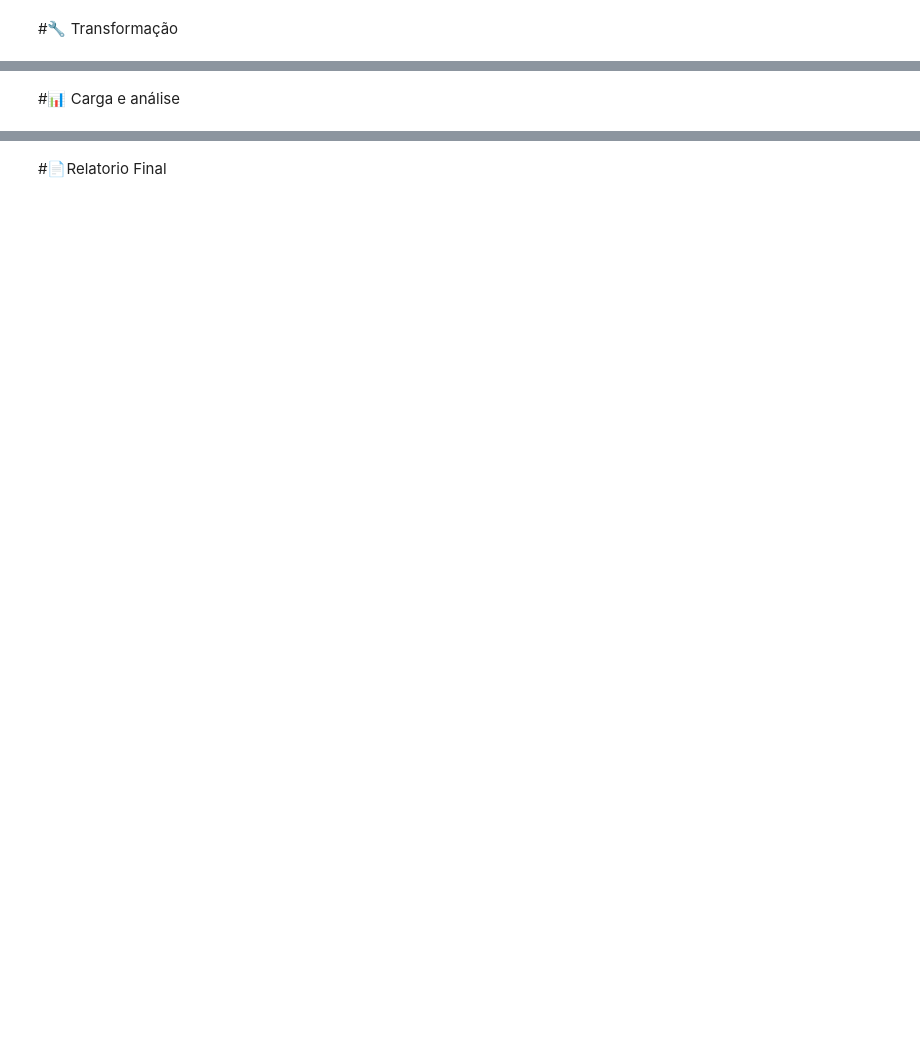
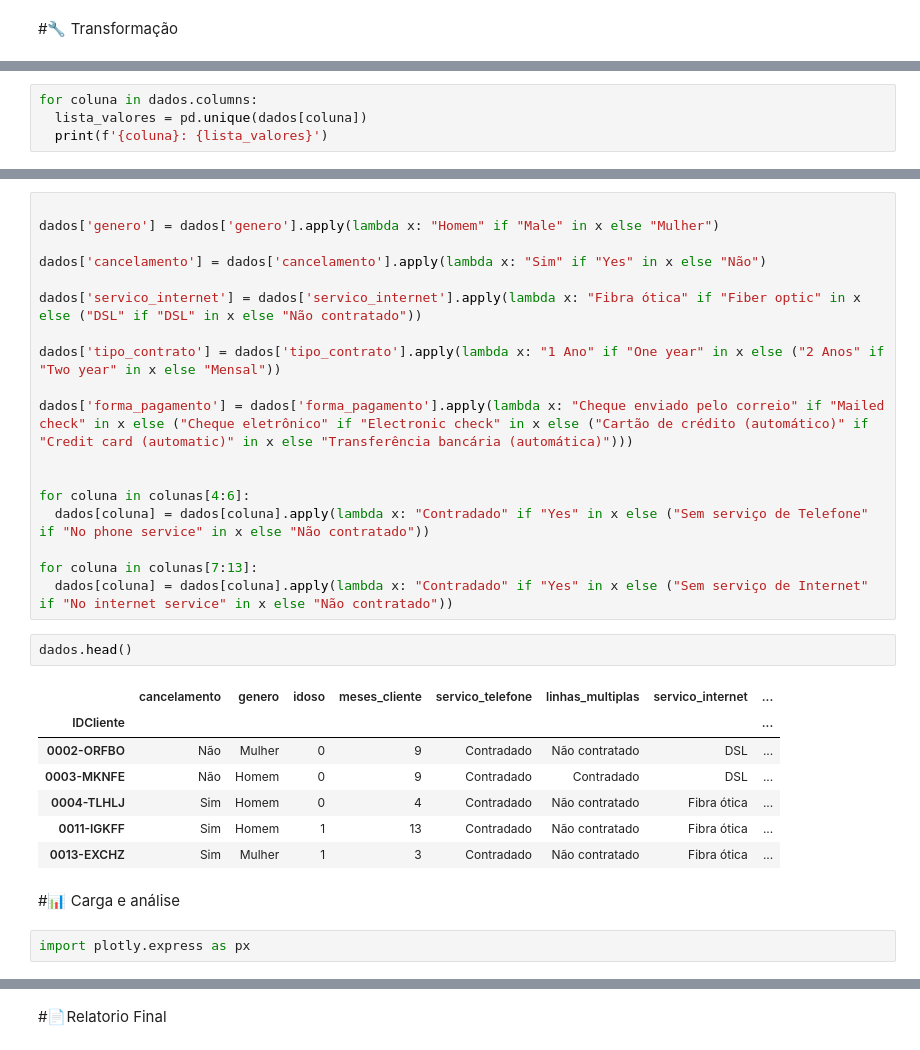
Before and after one commit to Roger-Eloi/Challenge-TelecomX, a Jupyter notebook: TelecomX_BR.ipynb, the cells around one changed output, grey strips where cells are left out. Drawn from its saved outputs; the diff is of its cells as text; blank space fills up the shorter version.

```diff
--- a/TelecomX_BR.ipynb
+++ b/TelecomX_BR.ipynb
@@ -26,0 +164,4 @@ dados
+# %%
+for coluna in dados.columns:
+  lista_valores = pd.unique(dados[coluna])
+  print(f'{coluna}: {lista_valores}')
@@ -27,2 +227,32 @@ dados
+# %%
+
+dados['genero'] = dados['genero'].apply(lambda x: "Homem" if "Male" in x else "Mulher")
+
+dados['cancelamento'] = dados['cancelamento'].apply(lambda x: "Sim" if "Yes" in x else "Não")
+
+dados['servico_internet'] = dados['servico_internet'].apply(lambda x: "Fibra ótica" if "Fiber optic" in x else ("DSL" if "DSL" in x else "Não contratado"))
+
+dados['tipo_contrato'] = dados['tipo_contrato'].apply(lambda x: "1 Ano" if "One year" in x else ("2 Anos" if "Two year" in x else "Mensal"))
+
+dados['forma_pagamento'] = dados['forma_pagamento'].apply(lambda x: "Cheque enviado pelo correio" if "Mailed check" in x else ("Cheque eletrônico" if "Electronic check" in x else ("Cartão de crédito (automático)" if "Credit card (automatic)" in x else "Transferência bancária (automática)")))
+
+
+for coluna in colunas[4:6]:
+  dados[coluna] = dados[coluna].apply(lambda x: "Contradado" if "Yes" in x else ("Sem serviço de Telefone" if "No phone service" in x else "Não contratado"))
+
+for coluna in colunas[7:13]:
+  dados[coluna] = dados[coluna].apply(lambda x: "Contradado" if "Yes" in x else ("Sem serviço de Internet" if "No internet service" in x else "Não contratado"))
+# %%
+dados.head()
+# %% [output]
+|  | cancelamento | genero | idoso | meses_cliente | servico_telefone | linhas_multiplas | servico_internet | ... |
+| IDCliente |  |  |  |  |  |  |  | ... |
+| 0002-ORFBO | Não | Mulher | 0 | 9 | Contradado | Não contratado | DSL | ... |
+| 0003-MKNFE | Não | Homem | 0 | 9 | Contradado | Contradado | DSL | ... |
+| 0004-TLHLJ | Sim | Homem | 0 | 4 | Contradado | Não contratado | Fibra ótica | ... |
+| 0011-IGKFF | Sim | Homem | 1 | 13 | Contradado | Não contratado | Fibra ótica | ... |
+| 0013-EXCHZ | Sim | Mulher | 1 | 3 | Contradado | Não contratado | Fibra ótica | ... |
 # %% [markdown]
 #📊 Carga e análise
+# %%
+import plotly.express as px
```
Also changed, not shown: parts of 22 cells of this notebook.
